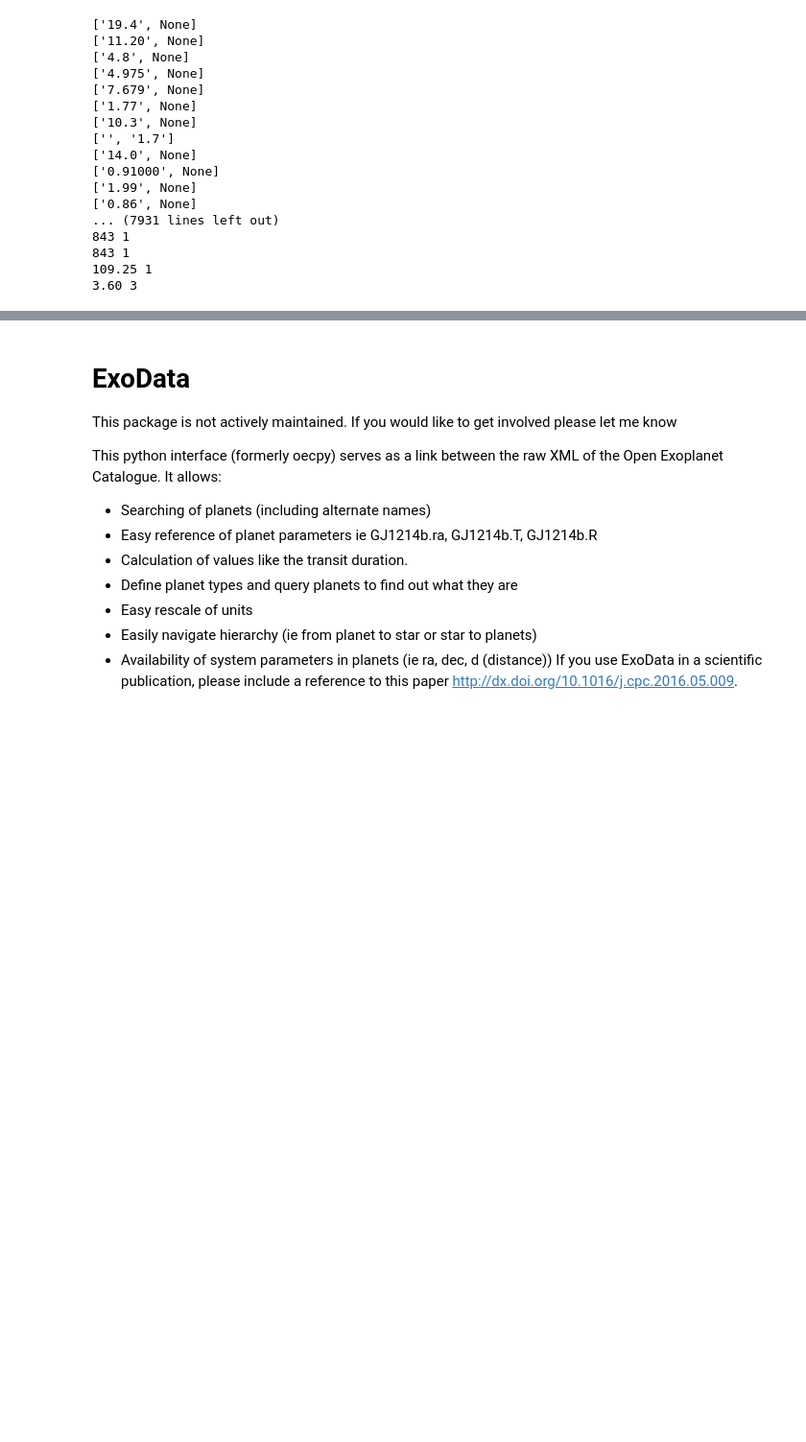
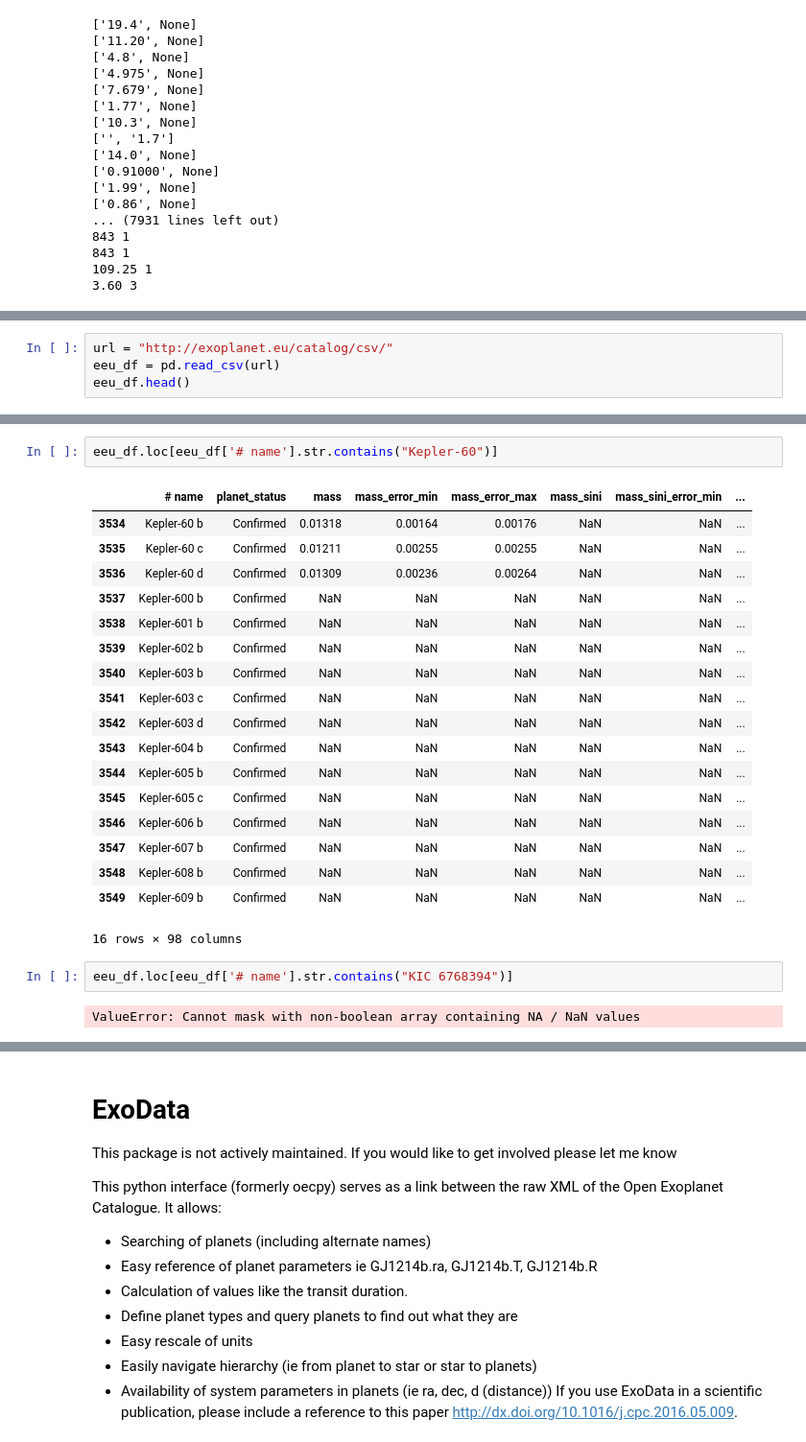
Before and after one commit to DerrickDDInAI/astro, a Jupyter notebook: core/Databases.ipynb, the cells around one changed output, grey strips where cells are left out. Shown at 96% size. Saved outputs shown, nothing was run; the diff lists cells and outputs as text; blank space fills up the shorter version.

```diff
--- a/core/Databases.ipynb
+++ b/core/Databases.ipynb
@@ -46,0 +107,4 @@ for system in oec.findall(".//system"):
+# %%
+url = "http://exoplanet.eu/catalog/csv/"
+eeu_df = pd.read_csv(url)
+eeu_df.head()
@@ -46,0 +139,25 @@ for system in oec.findall(".//system"):
+# %%
+eeu_df.loc[eeu_df['# name'].str.contains("Kepler-60")]
+# %% [output]
+|  | # name | planet_status | mass | mass_error_min | mass_error_max | mass_sini | mass_sini_error_min | ... |
+| 3534 | Kepler-60 b | Confirmed | 0.01318 | 0.00164 | 0.00176 | NaN | NaN | ... |
+| 3535 | Kepler-60 c | Confirmed | 0.01211 | 0.00255 | 0.00255 | NaN | NaN | ... |
+| 3536 | Kepler-60 d | Confirmed | 0.01309 | 0.00236 | 0.00264 | NaN | NaN | ... |
+| 3537 | Kepler-600 b | Confirmed | NaN | NaN | NaN | NaN | NaN | ... |
+| 3538 | Kepler-601 b | Confirmed | NaN | NaN | NaN | NaN | NaN | ... |
+| 3539 | Kepler-602 b | Confirmed | NaN | NaN | NaN | NaN | NaN | ... |
+| 3540 | Kepler-603 b | Confirmed | NaN | NaN | NaN | NaN | NaN | ... |
+| 3541 | Kepler-603 c | Confirmed | NaN | NaN | NaN | NaN | NaN | ... |
+| 3542 | Kepler-603 d | Confirmed | NaN | NaN | NaN | NaN | NaN | ... |
+| 3543 | Kepler-604 b | Confirmed | NaN | NaN | NaN | NaN | NaN | ... |
+| 3544 | Kepler-605 b | Confirmed | NaN | NaN | NaN | NaN | NaN | ... |
+| 3545 | Kepler-605 c | Confirmed | NaN | NaN | NaN | NaN | NaN | ... |
+| 3546 | Kepler-606 b | Confirmed | NaN | NaN | NaN | NaN | NaN | ... |
+| 3547 | Kepler-607 b | Confirmed | NaN | NaN | NaN | NaN | NaN | ... |
+| 3548 | Kepler-608 b | Confirmed | NaN | NaN | NaN | NaN | NaN | ... |
+| 3549 | Kepler-609 b | Confirmed | NaN | NaN | NaN | NaN | NaN | ... |
+16 rows × 98 columns
+# %%
+eeu_df.loc[eeu_df['# name'].str.contains("KIC 6768394")]
+# %% [output]
+ValueError: Cannot mask with non-boolean array containing NA / NaN values
```
Also changed, not shown: parts of 24 cells of this notebook.
